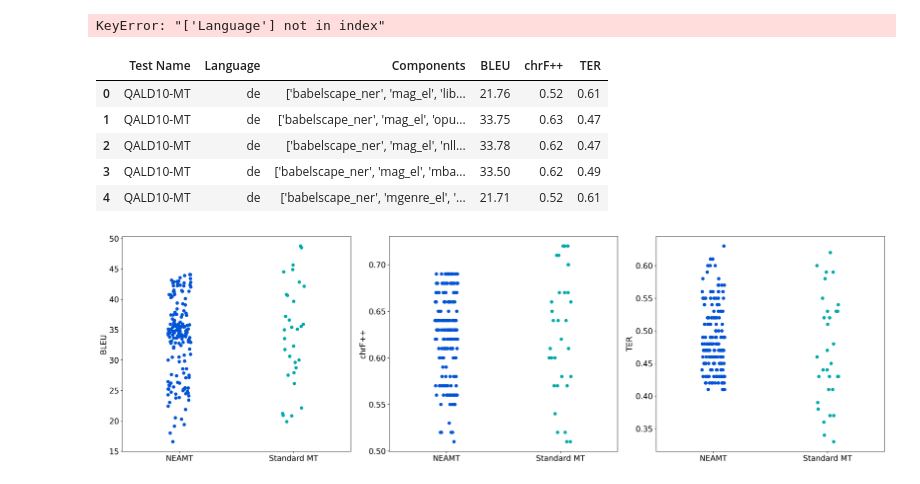
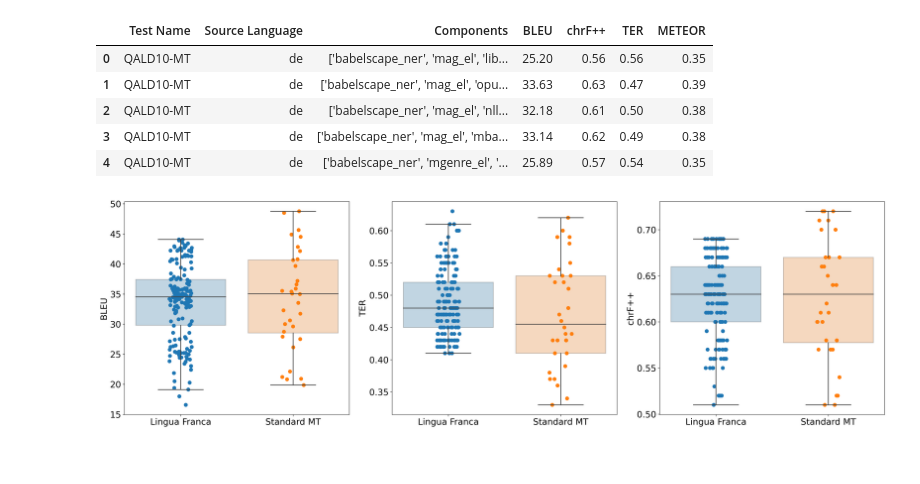
Before and after one commit to dice-group/LFQA, a Jupyter notebook: EDA/notebooks/neamt-quality-distr.ipynb, the cells around one changed output. Drawn from its saved outputs; the diff is of its cells as text; code cells hidden in the pictures; blank space fills up the shorter version.

```diff
--- a/EDA/notebooks/neamt-quality-distr.ipynb
+++ b/EDA/notebooks/neamt-quality-distr.ipynb
@@ -7,33 +16,45 @@ df = pd.read_csv('../data/Lingua Franca NEAMT Evaluation (numerical placeholders
 # %%
-df = df[['Test Name', 'Language', 'Components', 'BLEU', 'chrF++', 'TER']]
+df = df[['Test Name', 'Source Language', 'Components', 'BLEU', 'chrF++', 'TER', 'METEOR']]
-# %% [output]
-KeyError: "['Language'] not in index"
 # %%
 df.head()
 # %% [output]
-|  | Test Name | Language | Components | BLEU | chrF++ | TER |
-| 0 | QALD10-MT | de | ['babelscape_ner', 'mag_el', 'lib... | 21.76 | 0.52 | 0.61 |
-| 1 | QALD10-MT | de | ['babelscape_ner', 'mag_el', 'opu... | 33.75 | 0.63 | 0.47 |
-| 2 | QALD10-MT | de | ['babelscape_ner', 'mag_el', 'nll... | 33.78 | 0.62 | 0.47 |
-| 3 | QALD10-MT | de | ['babelscape_ner', 'mag_el', 'mba... | 33.50 | 0.62 | 0.49 |
-| 4 | QALD10-MT | de | ['babelscape_ner', 'mgenre_el', '... | 21.71 | 0.52 | 0.61 |
+|  | Test Name | Source Language | Components | BLEU | chrF++ | TER | METEOR |
+| 0 | QALD10-MT | de | ['babelscape_ner', 'mag_el', 'lib... | 25.20 | 0.56 | 0.56 | 0.35 |
+| 1 | QALD10-MT | de | ['babelscape_ner', 'mag_el', 'opu... | 33.63 | 0.63 | 0.47 | 0.39 |
+| 2 | QALD10-MT | de | ['babelscape_ner', 'mag_el', 'nll... | 32.18 | 0.61 | 0.50 | 0.38 |
+| 3 | QALD10-MT | de | ['babelscape_ner', 'mag_el', 'mba... | 33.14 | 0.62 | 0.49 | 0.38 |
+| 4 | QALD10-MT | de | ['babelscape_ner', 'mgenre_el', '... | 25.89 | 0.57 | 0.54 | 0.35 |
 # %%
 df['is_std'] = df.Components.str.contains('no_')
 # %%
-plt.rcParams['font.size'] = 16
+plt.rcParams['font.size'] = 18
 
-metrics = ['BLEU', 'chrF++', 'TER']
+metrics = ['BLEU', 'TER', 'chrF++']
 fig, axs = plt.subplots(ncols=len(metrics), figsize=(23, 7), dpi=300)
 
 for i, metric in enumerate(metrics):
-    sns.stripplot(x='is_std', y=metric, hue='is_std', data=df, ax=axs[i], size=7, palette='winter')
-    axs[i].set_xticklabels(['NEAMT', 'Standard MT'])
+    sns.stripplot(x='is_std', y=metric, hue='is_std', data=df, ax=axs[i], size=8)
+    sns.boxplot(showmeans=False,
+            meanline=True,
+            meanprops={'color': 'k', 'ls': '-', 'lw': 2},
+            medianprops={'visible': True},
+            whiskerprops={'visible': True},
+            zorder=10,
+            x="is_std",
+            y=metric,
+            data=df,
+            showfliers=False,
+            boxprops=dict(alpha=.3),
+            showbox=True,
+            showcaps=True,
+            ax=axs[i])
+    axs[i].set_xticklabels(['Lingua Franca', 'Standard MT'])
     axs[i].set_xlabel("")
     # axs[i].set_ylabel('')
     # axs[i].set_ylim(0, 1)
     axs[i].legend().remove()
 
 plt.tight_layout()
-# plt.savefig('../data/img/strip-plot-all.pdf')
+plt.savefig('../data/img/strip-plot-all.pdf')
 # %% [output]
-[figure, old version]
+[figure, new version]
```
Also changed, not shown: parts of 3 cells of this notebook, 7 other files.
